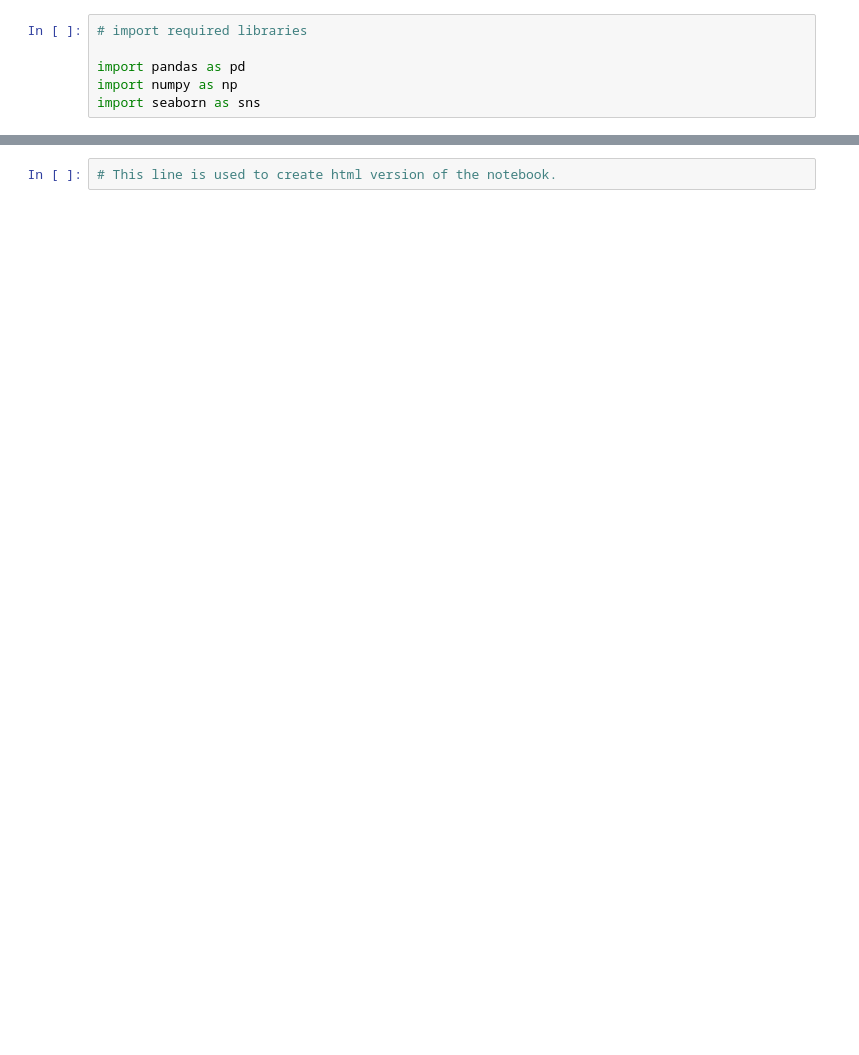
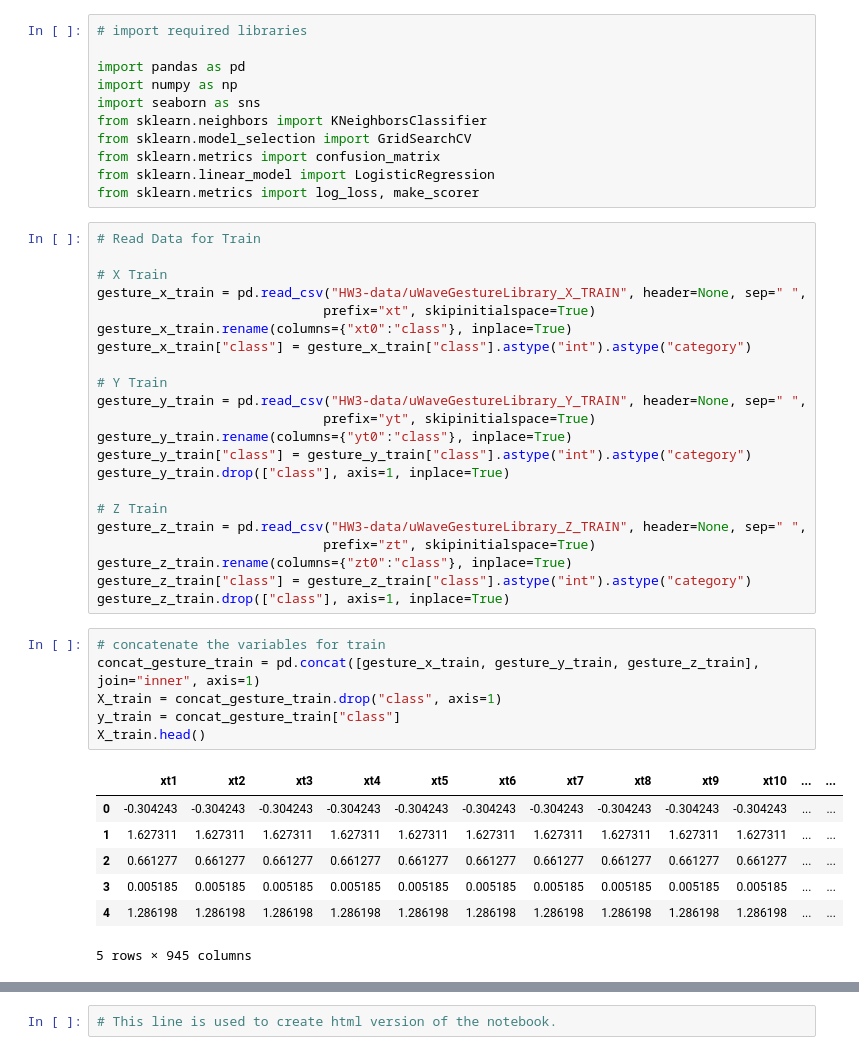
Before and after one commit to sencer4898/fall21-sencer4898, a Jupyter notebook: files/HW3.ipynb, the cells around one changed output, grey strips where cells are left out. Saved outputs shown, nothing was run; the diff lists cells and outputs as text; blank space fills up the shorter version.

```diff
--- a/files/HW3.ipynb
+++ b/files/HW3.ipynb
@@ -4,3 +4,44 @@
 import pandas as pd
 import numpy as np
 import seaborn as sns
+from sklearn.neighbors import KNeighborsClassifier
+from sklearn.model_selection import GridSearchCV
+from sklearn.metrics import confusion_matrix
+from sklearn.linear_model import LogisticRegression
+from sklearn.metrics import log_loss, make_scorer
+# %%
+# Read Data for Train
+
+# X Train
+gesture_x_train = pd.read_csv("HW3-data/uWaveGestureLibrary_X_TRAIN", header=None, sep=" ",
+                             prefix="xt", skipinitialspace=True)
+gesture_x_train.rename(columns={"xt0":"class"}, inplace=True)
+gesture_x_train["class"] = gesture_x_train["class"].astype("int").astype("category")
+
+# Y Train
+gesture_y_train = pd.read_csv("HW3-data/uWaveGestureLibrary_Y_TRAIN", header=None, sep=" ",
+                             prefix="yt", skipinitialspace=True)
+gesture_y_train.rename(columns={"yt0":"class"}, inplace=True)
+gesture_y_train["class"] = gesture_y_train["class"].astype("int").astype("category")
+gesture_y_train.drop(["class"], axis=1, inplace=True)
+
+# Z Train
+gesture_z_train = pd.read_csv("HW3-data/uWaveGestureLibrary_Z_TRAIN", header=None, sep=" ",
+                             prefix="zt", skipinitialspace=True)
+gesture_z_train.rename(columns={"zt0":"class"}, inplace=True)
+gesture_z_train["class"] = gesture_z_train["class"].astype("int").astype("category")
+gesture_z_train.drop(["class"], axis=1, inplace=True)
+# %%
+# concatenate the variables for train
+concat_gesture_train = pd.concat([gesture_x_train, gesture_y_train, gesture_z_train], join="inner", axis=1)
+X_train = concat_gesture_train.drop("class", axis=1)
+y_train = concat_gesture_train["class"]
+X_train.head()
+# %% [output]
+|  | xt1 | xt2 | xt3 | xt4 | xt5 | xt6 | xt7 | xt8 | xt9 | xt10 | ... | ... |
+| 0 | -0.304243 | -0.304243 | -0.304243 | -0.304243 | -0.304243 | -0.304243 | -0.304243 | -0.304243 | -0.304243 | -0.304243 | ... | ... |
+| 1 | 1.627311 | 1.627311 | 1.627311 | 1.627311 | 1.627311 | 1.627311 | 1.627311 | 1.627311 | 1.627311 | 1.627311 | ... | ... |
+| 2 | 0.661277 | 0.661277 | 0.661277 | 0.661277 | 0.661277 | 0.661277 | 0.661277 | 0.661277 | 0.661277 | 0.661277 | ... | ... |
+| 3 | 0.005185 | 0.005185 | 0.005185 | 0.005185 | 0.005185 | 0.005185 | 0.005185 | 0.005185 | 0.005185 | 0.005185 | ... | ... |
+| 4 | 1.286198 | 1.286198 | 1.286198 | 1.286198 | 1.286198 | 1.286198 | 1.286198 | 1.286198 | 1.286198 | 1.286198 | ... | ... |
+5 rows × 945 columns
```
Also changed, not shown: parts of 39 cells of this notebook, 1 other file.
